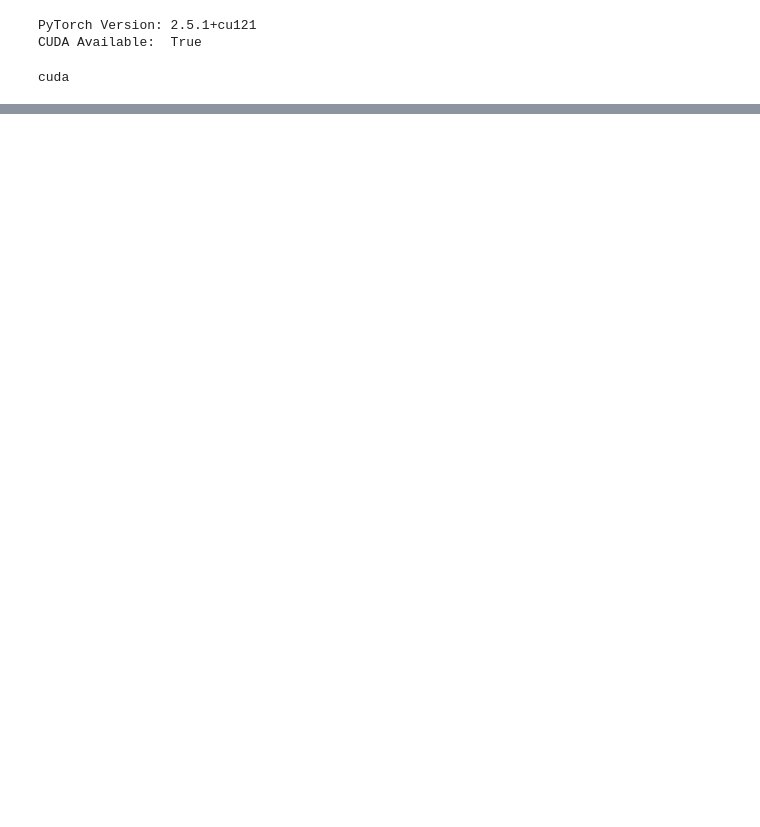
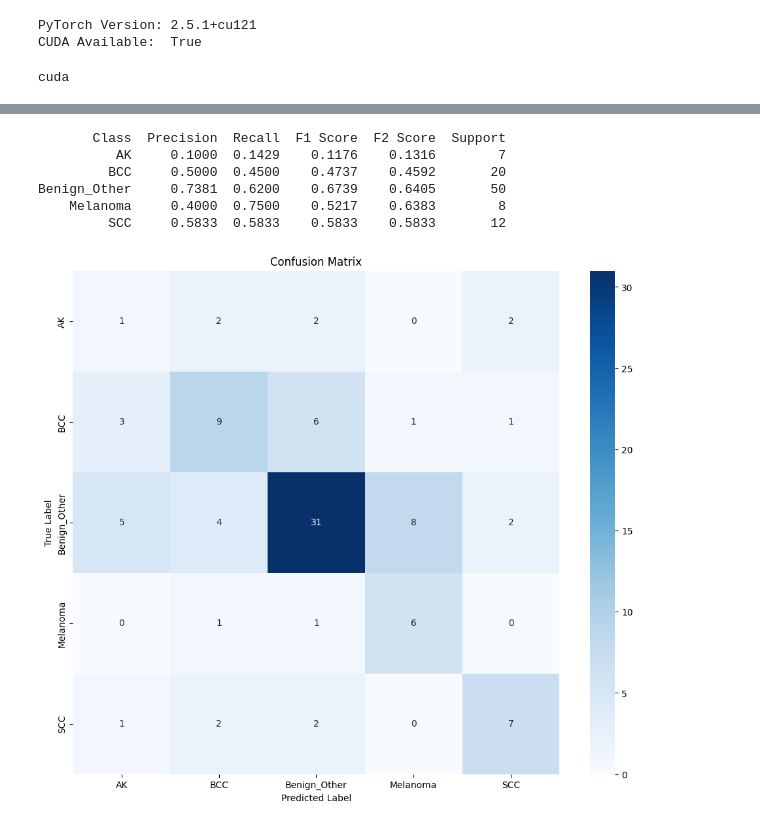
Before and after one commit to Sxres/SkinCancerImageClassificationResearch, a Jupyter notebook: Main&ModelTesting/SwinTransformerV2.ipynb, the cells around one changed output, grey strips where cells are left out. Drawn from its saved outputs; the diff is of its cells as text; code cells hidden in the pictures; blank space fills up the shorter version.

```diff
--- a/Main&ModelTesting/SwinTransformerV2.ipynb
+++ b/Main&ModelTesting/SwinTransformerV2.ipynb
@@ -268,0 +323,14 @@ Actinic Keratosis     0.3750  0.4091    0.3913    0.4018       22
+# %%
+head_lr = 1e-4
+backbone_lr = 1e-5
+# %%
+optimizer = torch.optim.AdamW([
+    # The Backbone (Low LR)
+    {'params': swin_model_tiny.features.parameters(), 'lr': backbone_lr},
+    {'params': swin_model_tiny.norm.parameters(),     'lr': backbone_lr},
+    {'params': swin_model_tiny.permute.parameters(),  'lr': backbone_lr},
+    {'params': swin_model_tiny.avgpool.parameters(),  'lr': backbone_lr},
+
+    # The Head (High LR)
+    {'params': swin_model_tiny.head.parameters(),     'lr': head_lr}
+], weight_decay=0.01)
@@ -268,0 +419,10 @@ Actinic Keratosis     0.3750  0.4091    0.3913    0.4018       22
+# %%
+model_evaluation(swin_model_tiny, test_loader, device, full_dataset.classes)
+# %% [output]
+       Class  Precision  Recall  F1 Score  F2 Score  Support
+          AK     0.1000  0.1429    0.1176    0.1316        7
+         BCC     0.5000  0.4500    0.4737    0.4592       20
+Benign_Other     0.7381  0.6200    0.6739    0.6405       50
+    Melanoma     0.4000  0.7500    0.5217    0.6383        8
+         SCC     0.5833  0.5833    0.5833    0.5833       12
+[figure, added]
```
Also changed, not shown: parts of 18 cells of this notebook, 27 other files.
